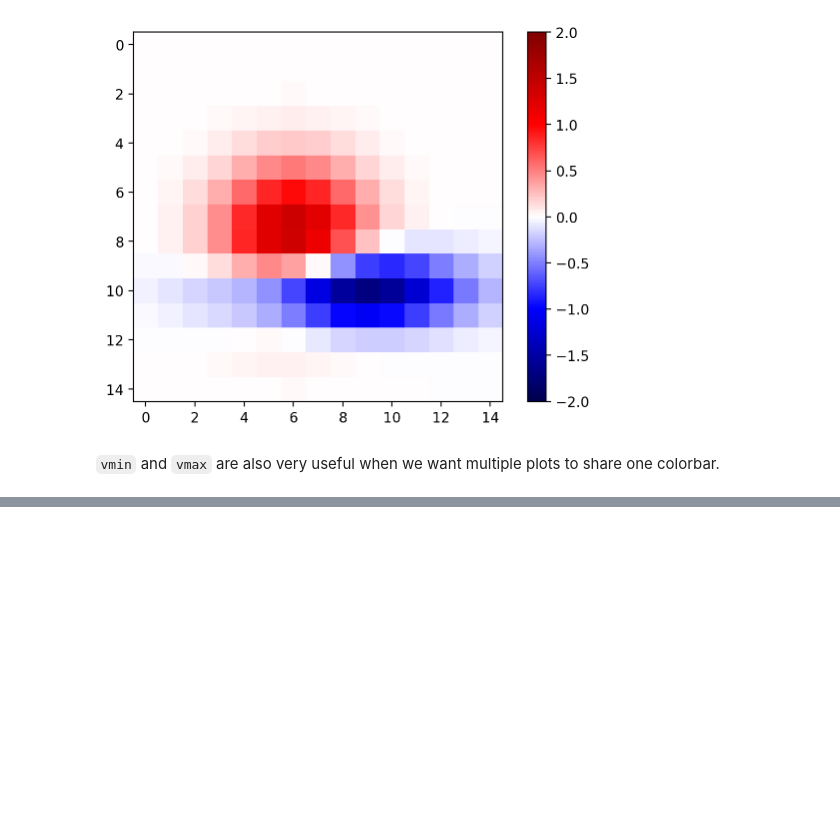
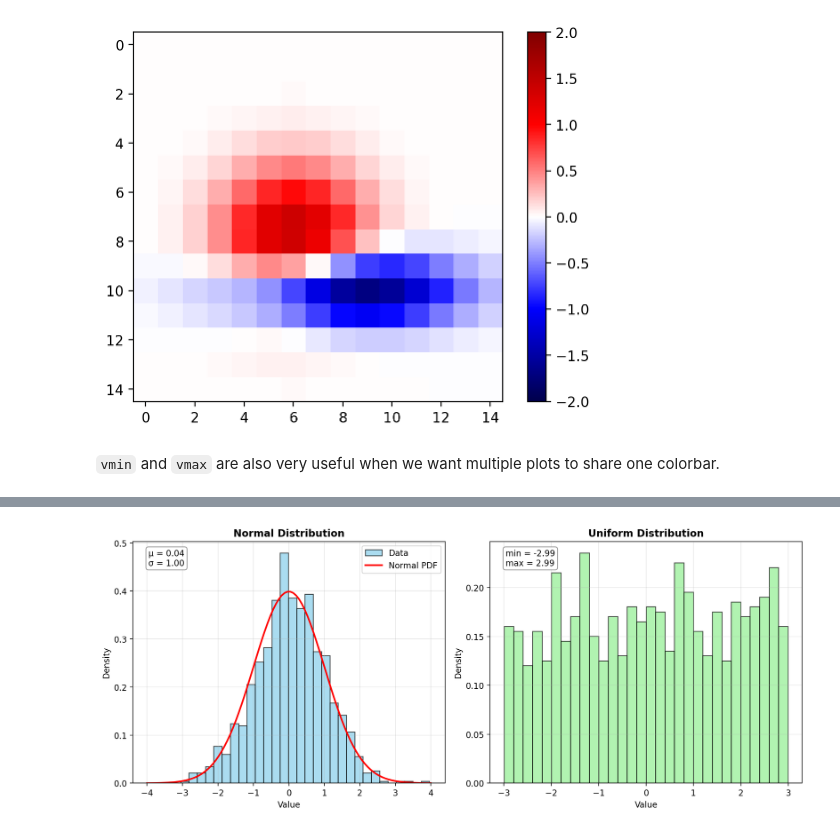
Before and after one commit to rschifan/avrc-2425, a Jupyter notebook: dataviz/tutorials/01-matplotlib/02-plotting.ipynb, the cells around one changed output, grey strips where cells are left out. Saved outputs shown, nothing was run; the diff lists cells and outputs as text; code cells hidden in the pictures; blank space fills up the shorter version.

```diff
--- a/dataviz/tutorials/01-matplotlib/02-plotting.ipynb
+++ b/dataviz/tutorials/01-matplotlib/02-plotting.ipynb
@@ -246,0 +313,42 @@ fig.colorbar(im)
+# %%
+# Generate sample data
+normal_data = np.random.normal(0, 1, 1000)  # Normal distribution with mean=0, std=1
+uniform_data = np.random.uniform(-3, 3, 1000)  # Uniform distribution
+
+fig, (ax1, ax2) = plt.subplots(1, 2, figsize=(12, 5))
+
+# Create a histogram of normally distributed data with density curve
+ax1.hist(normal_data, bins=30, alpha=0.7, color='skyblue', edgecolor='black',
+         density=True, label='Data')
+ax1.set_title('Normal Distribution', fontweight='bold')
+ax1.set_xlabel('Value')
+ax1.set_ylabel('Density')
+ax1.grid(alpha=0.3)
+
+# Add normal distribution curve
+x = np.linspace(-4, 4, 100)
+y = 1/(1 * np.sqrt(2 * np.pi)) * np.exp(-(x - 0)**2 / (2 * 1**2))
+ax1.plot(x, y, 'r-', linewidth=2, label='Normal PDF')
+ax1.legend()
+
+# Create a histogram of uniformly distributed data
+ax2.hist(uniform_data, bins=30, alpha=0.7, color='lightgreen', edgecolor='black',
+         density=True, label='Data')
+ax2.set_title('Uniform Distribution', fontweight='bold')
+ax2.set_xlabel('Value')
+ax2.set_ylabel('Density')
+ax2.grid(alpha=0.3)
+
+# Add statistical annotations
+ax1.annotate(f'μ = {normal_data.mean():.2f}\nσ = {normal_data.std():.2f}',
+             xy=(0.05, 0.9), xycoords='axes fraction', fontsize=10,
+             bbox=dict(boxstyle="round,pad=0.3", fc="white", ec="gray", alpha=0.8))
+
+ax2.annotate(f'min = {uniform_data.min():.2f}\nmax = {uniform_data.max():.2f}',
+             xy=(0.05, 0.9), xycoords='axes fraction', fontsize=10,
+             bbox=dict(boxstyle="round,pad=0.3", fc="white", ec="gray", alpha=0.8))
+
+plt.tight_layout()
+plt.show()
+# %% [output]
+[figure, added]
```
Also changed, not shown: parts of 12 cells of this notebook, 10 other files.
